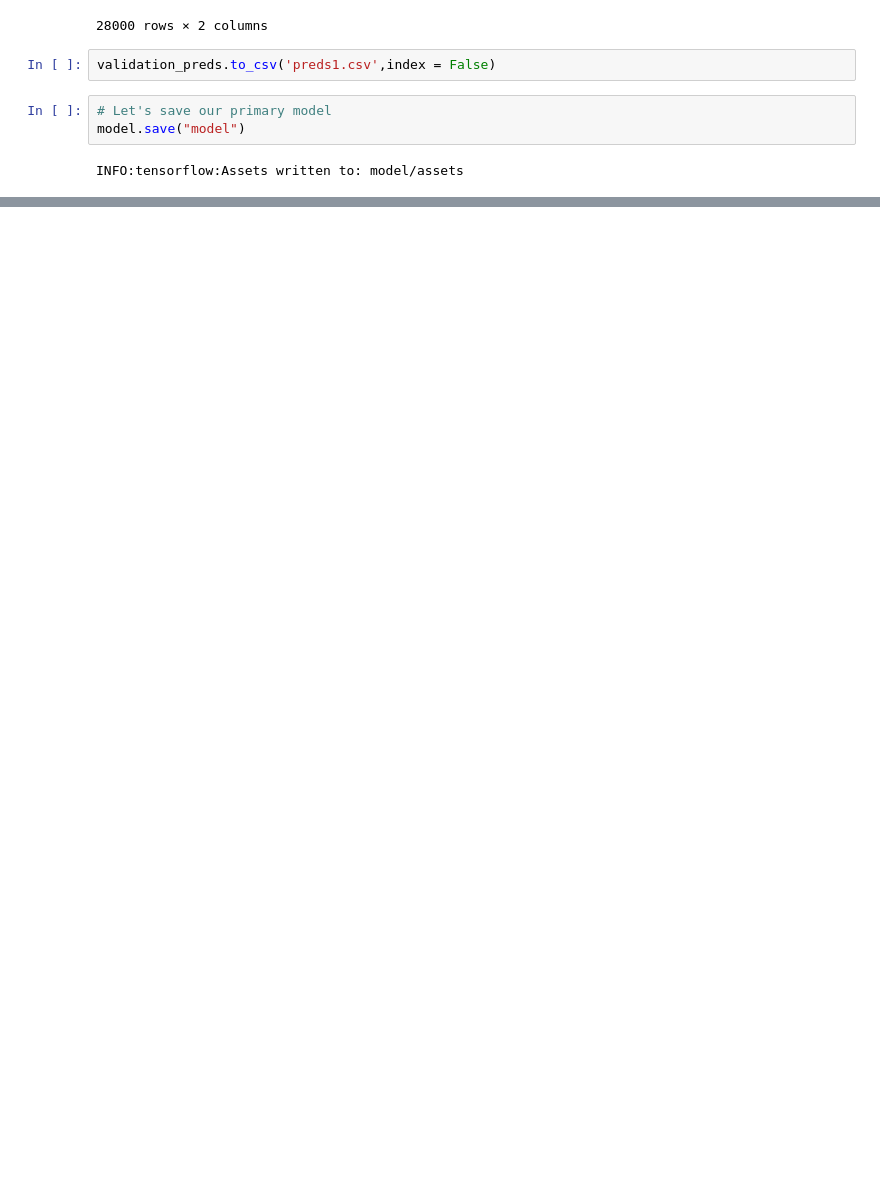
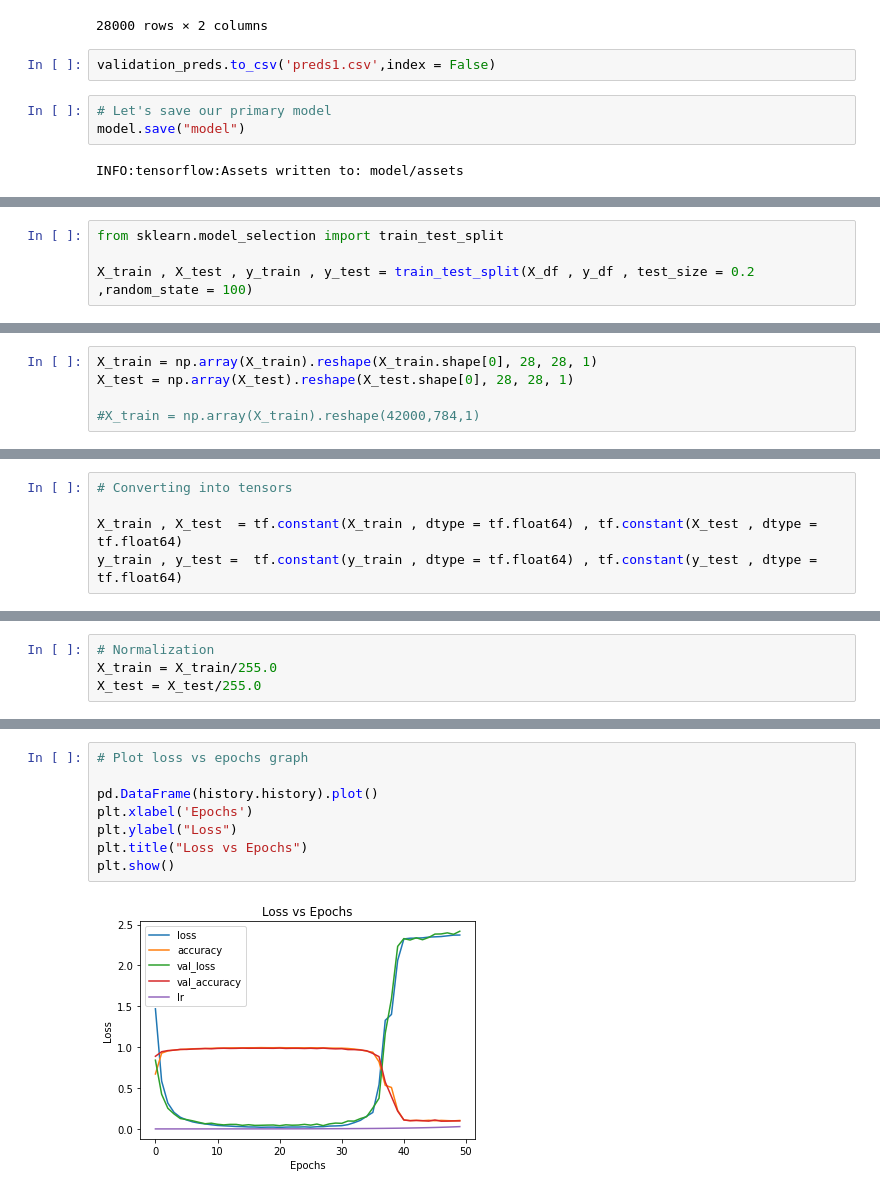
Before and after one commit to topguns837/MNIST_digit_recognizer, a Jupyter notebook: MNIST.ipynb, the cells around one changed output, grey strips where cells are left out. Saved outputs shown, nothing was run; the diff lists cells and outputs as text; blank space fills up the shorter version.

```diff
--- a/MNIST.ipynb
+++ b/MNIST.ipynb
@@ -321,0 +416,4 @@ INFO:tensorflow:Assets written to: model/assets
+# %%
+from sklearn.model_selection import train_test_split
+
+X_train , X_test , y_train , y_test = train_test_split(X_df , y_df , test_size = 0.2 ,random_state = 100)
@@ -321,0 +424,5 @@ INFO:tensorflow:Assets written to: model/assets
+# %%
+X_train = np.array(X_train).reshape(X_train.shape[0], 28, 28, 1)
+X_test = np.array(X_test).reshape(X_test.shape[0], 28, 28, 1)
+
+#X_train = np.array(X_train).reshape(42000,784,1)
@@ -321,0 +431,5 @@ INFO:tensorflow:Assets written to: model/assets
+# %%
+# Converting into tensors
+
+X_train , X_test  = tf.constant(X_train , dtype = tf.float64) , tf.constant(X_test , dtype = tf.float64)
+y_train , y_test =  tf.constant(y_train , dtype = tf.float64) , tf.constant(y_test , dtype = tf.float64)
@@ -321,0 +460,4 @@ INFO:tensorflow:Assets written to: model/assets
+# %%
+# Normalization
+X_train = X_train/255.0
+X_test = X_test/255.0
@@ -321,0 +559,10 @@ INFO:tensorflow:Assets written to: model/assets
+# %%
+# Plot loss vs epochs graph
+
+pd.DataFrame(history.history).plot()
+plt.xlabel('Epochs')
+plt.ylabel("Loss")
+plt.title("Loss vs Epochs")
+plt.show()
+# %% [output]
+[figure, added]
```
Also changed, not shown: parts of 39 cells of this notebook.
